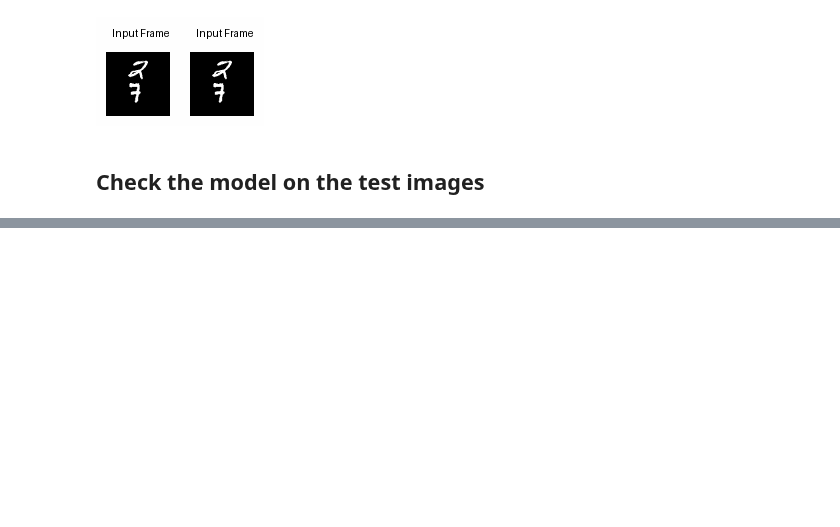
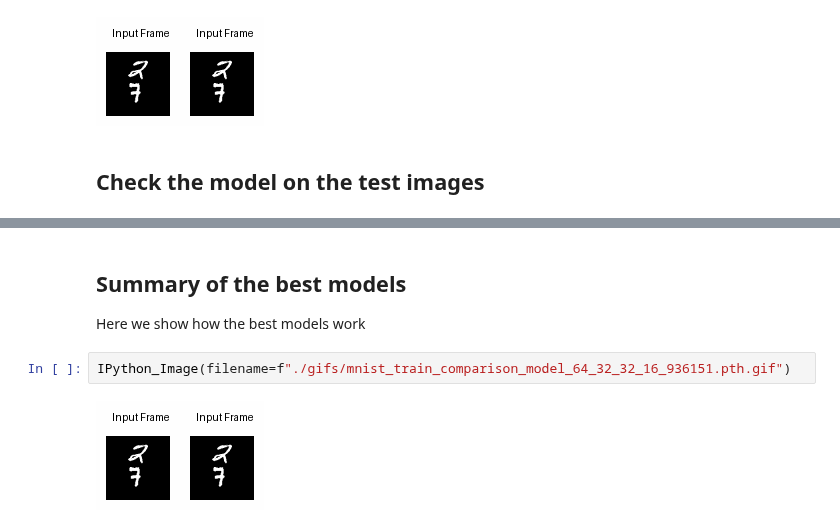
Before and after one commit to mzampar/Deep-Learning-Project, a Jupyter notebook: display/mnsit_display_results.ipynb, the cells around one changed output, grey strips where cells are left out. Drawn from its saved outputs; the diff is of its cells as text; blank space fills up the shorter version.

```diff
--- a/display/mnsit_display_results.ipynb
+++ b/display/mnsit_display_results.ipynb
@@ -206,2 +207,10 @@ IPython_Image(filename='mnist_test_comparison.gif')
 # %% [output]
 [figure]
+# %% [markdown]
+## Summary of the best models
+
+Here we show how the best models work
+# %%
+IPython_Image(filename=f"./gifs/mnist_train_comparison_model_64_32_32_16_936151.pth.gif")
+# %% [output]
+[figure, added]
```
Also changed, not shown: parts of 12 cells of this notebook, 16 other files.
